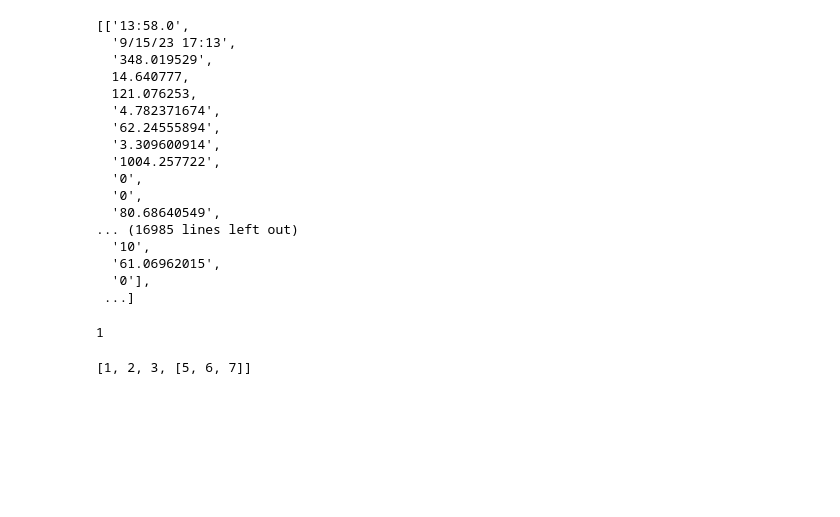
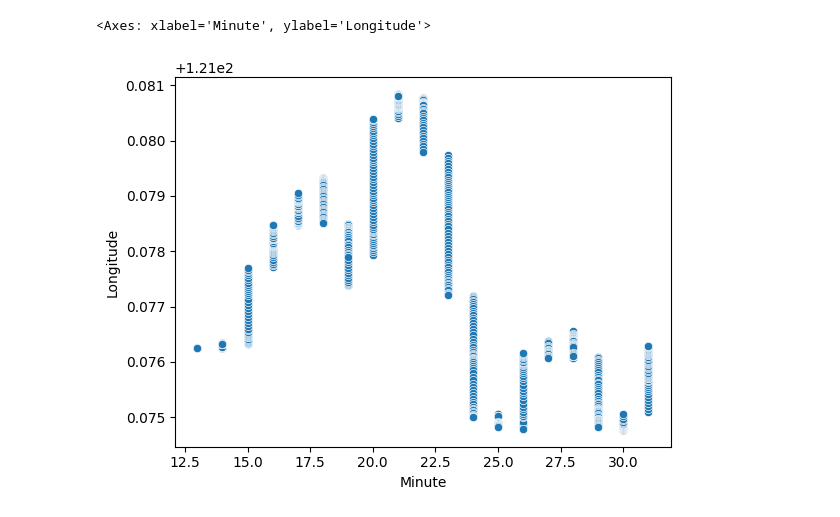
Before and after one commit to CSfromCS/VHS-Thesis, a Jupyter notebook: Baseline Models v4/LinearReg v4.ipynb, the cells around one changed output. Drawn from its saved outputs; the diff is of its cells as text; code cells hidden in the pictures; blank space fills up the shorter version.

```diff
--- a/Baseline Models v4/LinearReg v4.ipynb
+++ b/Baseline Models v4/LinearReg v4.ipynb
@@ -12,24 +12,31 @@ from sklearn import preprocessing
 import csv
 
 # convert to array
-with open('../E-Jeep Data/Ejeep Sept 15 v2.csv', 'r') as csv_file:
+with open('../E-Jeep Data/Ejeep Sept 18.csv', 'r') as csv_file:
     csv_reader = csv.reader(csv_file)
     data = list(csv_reader)
 
+data = data[18:]
+
 # remove header
+header = data[0]
 data = data[1:]
 
-data = data[350:]
+data = data[0:]
+print(data[0:2])
 
 # convert to float
-for i in range(len(data)-1000):
+for i in range(len(data)):
     data[i][3] = float(data[i][3])
     data[i][4] = float(data[i][4])
 
-    timelog = data[i][1].replace('/', ' ').replace(':', ' ').split()
+    timelog = [int(x) for x in data[i][1].replace('/', ' ').replace(':', ' ').replace('-', ' ').replace('.', ' ').split()]
     data[i] += timelog
 
-    print(data[i])
+    # print(data[i])
+
+# convert data to dataframe
+df = pd.DataFrame(data, columns = header + ['Month', 'Day', 'Year', 'Hour', 'Minute', 'Second'])
 
 # plot
 plt.plot([row[4] for row in data], [row[3] for row in data])
@@ -56,30 +47,8 @@ plt.show()
-# %%
-data
-# %% [output]
-[['13:58.0',
-  '9/15/23 17:13',
-  '348.019529',
-  14.640777,
-  121.076253,
-  '4.782371674',
-  '62.24555894',
-  '3.309600914',
-  '1004.257722',
-  '0',
-  '0',
-  '80.68640549',
-... (16985 lines left out)
-  '10',
-  '61.06962015',
-  '0'],
- ...]
-# %%
-len(data[0][16])
-# %% [output]
-1
-# %%
-x = [1,2,3]
-x.append([5,6,7])
-x
-# %% [output]
-[1, 2, 3, [5, 6, 7]]
+# %%
+df = df[['Year', 'Month', 'Day', 'Hour', 'Minute', 'Second', 'Latitude', 'Longitude']]
+# %%
+# plotting a scatterplot
+sns.scatterplot(x='Minute', y='Longitude', data=df)
+# %% [output]
+<Axes: xlabel='Minute', ylabel='Longitude'>
+[figure, added]
```
Also changed, not shown: parts of 10 cells of this notebook, 7 other files.
